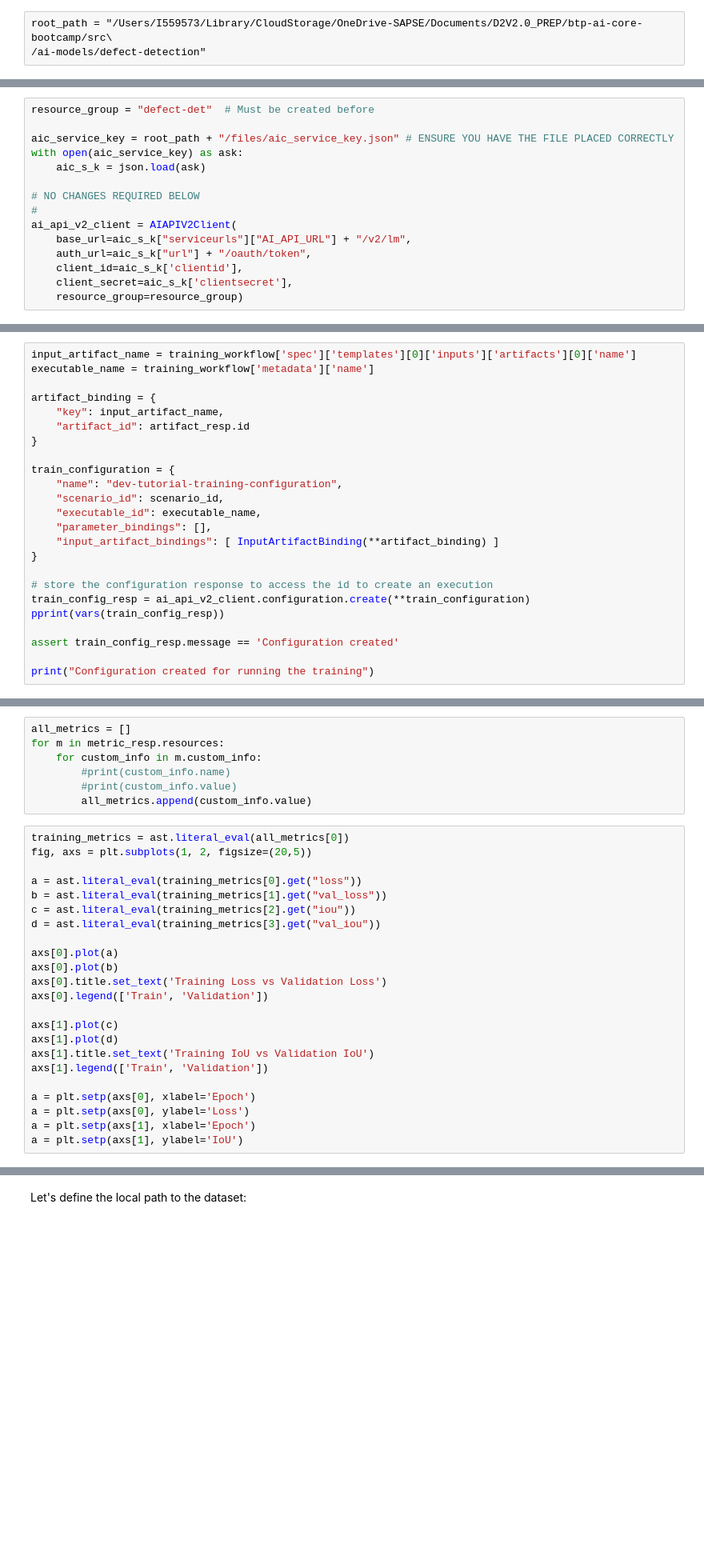
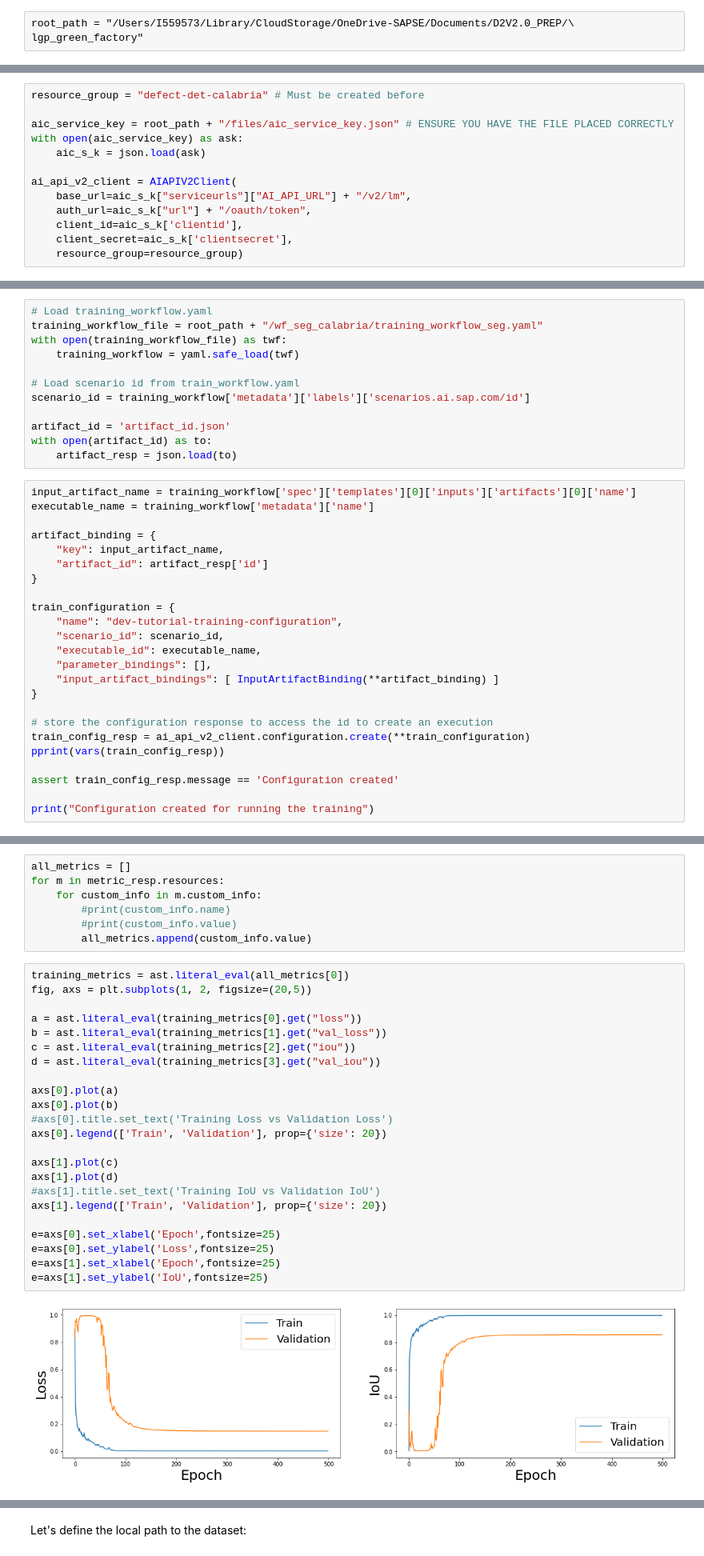
Before and after one commit to SAP-samples/btp-ai-sustainability-bootcamp, a Jupyter notebook: src/ai-models/defect-detection/notebooks/defect_detection_aicore_notebook_train_infer.ipynb, the cells around one changed output, grey strips where cells are left out. Shown at 80% size. Cells and saved outputs as stored; diff of their text form; blank space fills up the shorter version.

```diff
--- a/src/ai-models/defect-detection/notebooks/defect_detection_aicore_notebook_train_infer.ipynb
+++ b/src/ai-models/defect-detection/notebooks/defect_detection_aicore_notebook_train_infer.ipynb
@@ -1,8 +1,8 @@
 # %% [markdown]
 # Create AI API client in python
 # %%
-root_path = "/Users/I559573/Library/CloudStorage/OneDrive-SAPSE/Documents/D2V2.0_PREP/btp-ai-core-bootcamp/src\
-/ai-models/defect-detection"
+root_path = "/Users/I559573/Library/CloudStorage/OneDrive-SAPSE/Documents/D2V2.0_PREP/\
+lgp_green_factory"
 # %%
 import sys, os
 import json
@@ -27,14 +33,12 @@ from ai_api_client_sdk.models.target_status import TargetStatus
 from ai_api_client_sdk.models.parameter_binding import ParameterBinding
 from ai_api_client_sdk.models.input_artifact_binding import InputArtifactBinding
 # %%
-resource_group = "defect-det"  # Must be created before
+resource_group = "defect-det-calabria" # Must be created before
 
 aic_service_key = root_path + "/files/aic_service_key.json" # ENSURE YOU HAVE THE FILE PLACED CORRECTLY
 with open(aic_service_key) as ask:
     aic_s_k = json.load(ask)
 
-# NO CHANGES REQUIRED BELOW
-#
 ai_api_v2_client = AIAPIV2Client(
     base_url=aic_s_k["serviceurls"]["AI_API_URL"] + "/v2/lm",
     auth_url=aic_s_k["url"] + "/oauth/token",
@@ -45,13 +49,25 @@ ai_api_v2_client = AIAPIV2Client(
 # Train execution of ML Model
 # %% [markdown]
 Create a training configuration
+# %%
+# Load training_workflow.yaml
+training_workflow_file = root_path + "/wf_seg_calabria/training_workflow_seg.yaml"
+with open(training_workflow_file) as twf:
+    training_workflow = yaml.safe_load(twf)
+
+# Load scenario id from train_workflow.yaml
+scenario_id = training_workflow['metadata']['labels']['scenarios.ai.sap.com/id']
+
+artifact_id = 'artifact_id.json'
+with open(artifact_id) as to:
+    artifact_resp = json.load(to)
 # %%
 input_artifact_name = training_workflow['spec']['templates'][0]['inputs']['artifacts'][0]['name']
 executable_name = training_workflow['metadata']['name']
 
 artifact_binding = {
     "key": input_artifact_name,
-    "artifact_id": artifact_resp.id
+    "artifact_id": artifact_resp['id']
 }
 
 train_configuration = {
@@ -120,26 +136,28 @@ for m in metric_resp.resources:
 # %%
 training_metrics = ast.literal_eval(all_metrics[0])
 fig, axs = plt.subplots(1, 2, figsize=(20,5))
 
 a = ast.literal_eval(training_metrics[0].get("loss"))
 b = ast.literal_eval(training_metrics[1].get("val_loss"))
 c = ast.literal_eval(training_metrics[2].get("iou"))
 d = ast.literal_eval(training_metrics[3].get("val_iou"))
 
 axs[0].plot(a)
 axs[0].plot(b)
-axs[0].title.set_text('Training Loss vs Validation Loss')
-axs[0].legend(['Train', 'Validation'])
+#axs[0].title.set_text('Training Loss vs Validation Loss')
+axs[0].legend(['Train', 'Validation'], prop={'size': 20})
 
 axs[1].plot(c)
 axs[1].plot(d)
-axs[1].title.set_text('Training IoU vs Validation IoU')
-axs[1].legend(['Train', 'Validation'])
+#axs[1].title.set_text('Training IoU vs Validation IoU')
+axs[1].legend(['Train', 'Validation'], prop={'size': 20})
 
-a = plt.setp(axs[0], xlabel='Epoch')
-a = plt.setp(axs[0], ylabel='Loss')
-a = plt.setp(axs[1], xlabel='Epoch')
-a = plt.setp(axs[1], ylabel='IoU')
+e=axs[0].set_xlabel('Epoch',fontsize=25)
+e=axs[0].set_ylabel('Loss',fontsize=25)
+e=axs[1].set_xlabel('Epoch',fontsize=25)
+e=axs[1].set_ylabel('IoU',fontsize=25)
+# %% [output]
+[figure, added]
 # %% [markdown]
 # Deploy ML Model
 # %%
```
Also changed, not shown: parts of 19 cells of this notebook, 3 other files.
